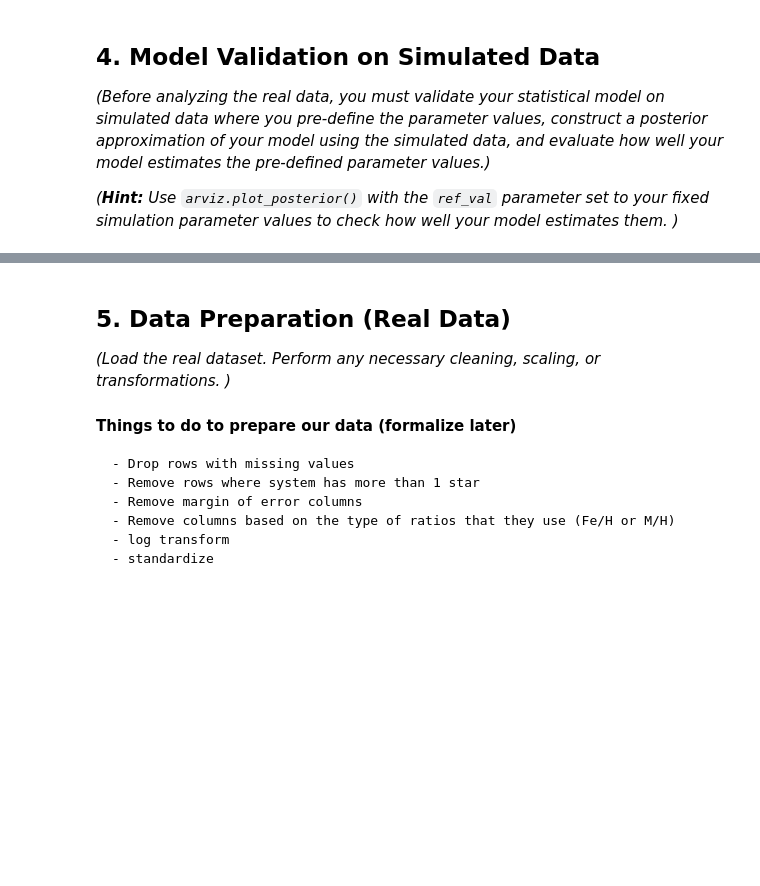
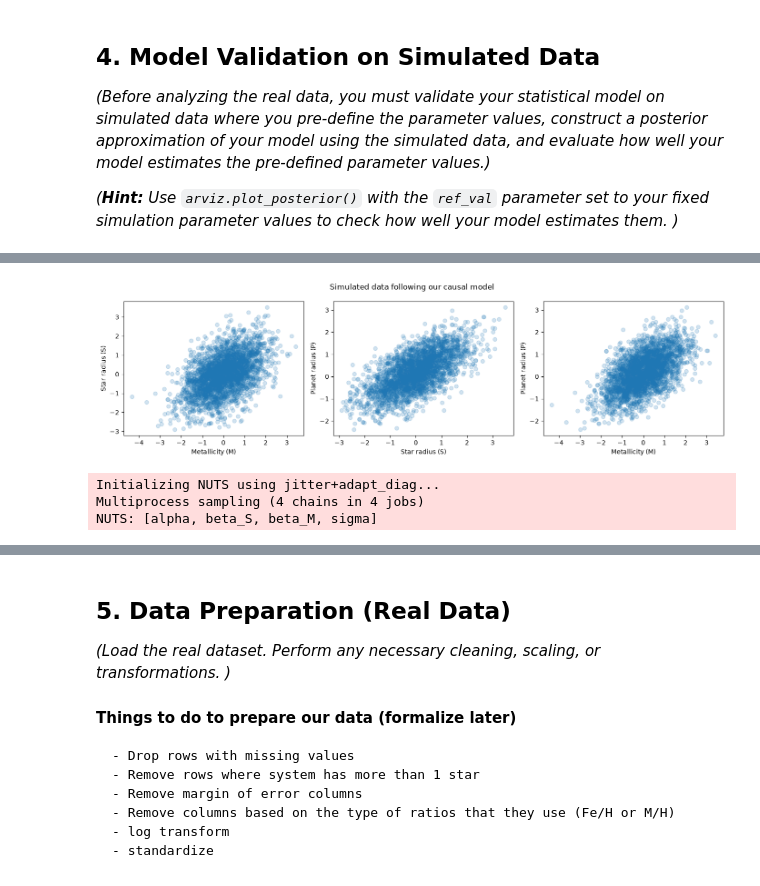
Before and after one commit to jorge-morales-pico/ds-final-project-star-planet-size, a Jupyter notebook: project_template_star_planet_size.ipynb, the cells around one changed output, grey strips where cells are left out. Drawn from its saved outputs; the diff is of its cells as text; code cells hidden in the pictures; blank space fills up the shorter version.

Commit message:
added Model Validation on Sim Data

```diff
--- a/project_template_star_planet_size.ipynb
+++ b/project_template_star_planet_size.ipynb
@@ -118,0 +109,80 @@ import pandas as pd
+# %%
+import numpy as np
+import pymc as pm
+import arviz as az
+from scipy import stats
+import seaborn as sns
+import matplotlib.pyplot as plt
+
+rng = np.random.default_rng(22)
+N = 3000
+
+# 1. Define fixed parameter values (e.g., alpha_sim = 0.3, beta_sim = 0.5, etc)
+alpha_sim   = 0.2   # intercept
+beta_S_sim  = 0.4   # effect of star radius on planet radius
+beta_M_sim  = 0.3   # effect of metallicity on planet radius
+gamma_sim   = 0.5   # effect of metallicity on star radius
+sigma_sim   = 0.6   # residual variations in planet radius
+
+# 2. Simulate data based on your causal/statistical model using these fixed values
+    # Metallicity
+M_sim = stats.norm.rvs(loc=0, scale=1, size=N, random_state=rng)
+
+    # Star radius based on metallicity & noise sd so S_sim has variance ~1
+S_sim = stats.norm.rvs(loc=gamma_sim * M_sim, scale=np.sqrt(1 - gamma_sim**2), random_state=rng)
+
+    # Planet radius based on metallicty & star radius
+mu_sim = alpha_sim + beta_S_sim * S_sim + beta_M_sim * M_sim
+P_sim = stats.norm.rvs(loc=mu_sim, scale=sigma_sim, random_state=rng)
+
+fig, axes = plt.subplots(1, 3, figsize=(14, 4))
+
+axes[0].scatter(M_sim, S_sim, alpha=0.2);
+axes[0].set(xlabel="Metallicity (M)", ylabel="Star radius (S)")
+axes[1].scatter(S_sim, P_sim, alpha=0.2);
+axes[1].set(xlabel="Star radius (S)", ylabel="Planet radius (P)")
+axes[2].scatter(M_sim, P_sim, alpha=0.2);
+axes[2].set(xlabel="Metallicity (M)", ylabel="Planet radius (P)")
+
+fig.suptitle("Simulated data following our causal model")
+plt.tight_layout()
+plt.show()
+
+# 3. Run your computational model (using PyMC) on this simulated data
+with pm.Model() as sim_model:
+    alpha  = pm.Normal("alpha", 0, 1)
+    beta_S = pm.Normal("beta_S", 0, 0.5)
+    beta_M = pm.Normal("beta_M", 0, 0.5)
+    sigma  = pm.Exponential("sigma", 1)
+
+    mu = alpha + beta_S * S_sim + beta_M * M_sim
+    pm.Normal("P", mu=mu, sigma=sigma, observed=P_sim)
+
+    idata_sim = pm.sample(2000, tune=1000, chains=4, random_seed=22)
+
+display(az.summary(idata_sim, var_names=["alpha", "beta_S", "beta_M", "sigma"], hdi_prob=0.89))
+
+# 4. Check how well your model estimates the parameter values. Do the posterior estimates from the model capture the true values you defined?
+
+fig, axes = plt.subplots(1, 4, figsize=(12, 4))
+
+az.plot_posterior(idata_sim, var_names=["alpha"], ref_val=alpha_sim,  hdi_prob=0.89, ax=axes[0])
+axes[0].set_title("alpha (intercept)")
+
+az.plot_posterior(idata_sim, var_names=["beta_S"], ref_val=beta_S_sim,  hdi_prob=0.89, ax=axes[1])
+axes[1].set_title("beta_S (star radius)")
+
+az.plot_posterior(idata_sim, var_names=["beta_M"], ref_val=beta_M_sim,  hdi_prob=0.89, ax=axes[2])
+axes[2].set_title("beta_M (metallicity)")
+
+az.plot_posterior(idata_sim, var_names=["sigma"], ref_val=sigma_sim,  hdi_prob=0.89, ax=axes[3])
+axes[3].set_title("sigma (residual noise)")
+
+fig.suptitle("Posterior estimates vs Fixed simulation values", fontsize=14)
+plt.tight_layout()
+plt.show()
+# %% [output]
+[figure, added]
+Initializing NUTS using jitter+adapt_diag...
+Multiprocess sampling (4 chains in 4 jobs)
+NUTS: [alpha, beta_S, beta_M, sigma]
```
Also changed, not shown: parts of 4 cells of this notebook.
